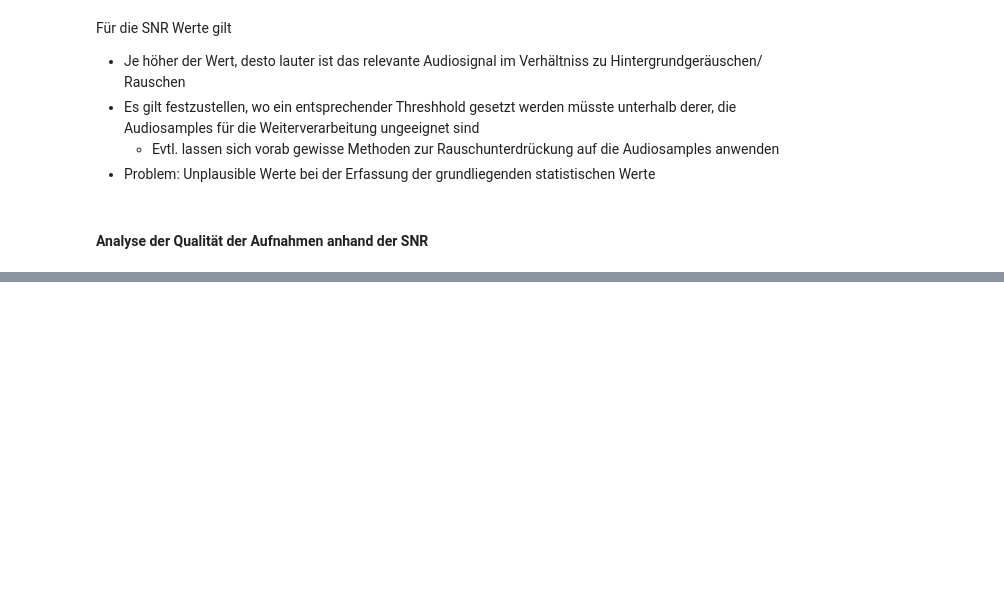
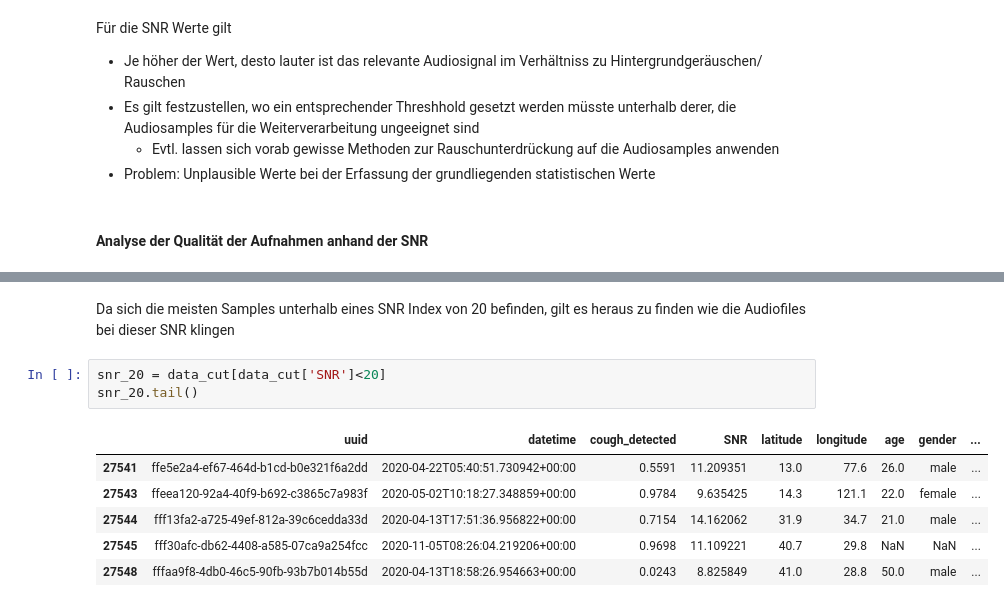
Before and after one commit to Knerten0815/GeoCougher, a Jupyter notebook: GeoCougher_exploration.ipynb, the cells around one changed output, grey strips where cells are left out. Drawn from its saved outputs; the diff is of its cells as text; blank space fills up the shorter version.

```diff
--- a/GeoCougher_exploration.ipynb
+++ b/GeoCougher_exploration.ipynb
@@ -151,0 +152,12 @@ snr_bereiche.value_counts().sort_index().plot(kind ='bar')
+# %% [markdown]
+Da sich die meisten Samples unterhalb eines SNR Index von 20 befinden, gilt es heraus zu finden wie die Audiofiles bei dieser SNR klingen
+# %%
+snr_20 = data_cut[data_cut['SNR']<20]
+snr_20.tail()
+# %% [output]
+|  | uuid | datetime | cough_detected | SNR | latitude | longitude | age | gender | ... |
+| 27541 | ffe5e2a4-ef67-464d-b1cd-b0e321f6a2dd | 2020-04-22T05:40:51.730942+00:00 | 0.5591 | 11.209351 | 13.0 | 77.6 | 26.0 | male | ... |
+| 27543 | ffeea120-92a4-40f9-b692-c3865c7a983f | 2020-05-02T10:18:27.348859+00:00 | 0.9784 | 9.635425 | 14.3 | 121.1 | 22.0 | female | ... |
+| 27544 | fff13fa2-a725-49ef-812a-39c6cedda33d | 2020-04-13T17:51:36.956822+00:00 | 0.7154 | 14.162062 | 31.9 | 34.7 | 21.0 | male | ... |
+| 27545 | fff30afc-db62-4408-a585-07ca9a254fcc | 2020-11-05T08:26:04.219206+00:00 | 0.9698 | 11.109221 | 40.7 | 29.8 | NaN | NaN | ... |
+| 27548 | fffaa9f8-4db0-46c5-90fb-93b7b014b55d | 2020-04-13T18:58:26.954663+00:00 | 0.0243 | 8.825849 | 41.0 | 28.8 | 50.0 | male | ... |
```
Also changed, not shown: parts of 9 cells of this notebook, 1 other file.
